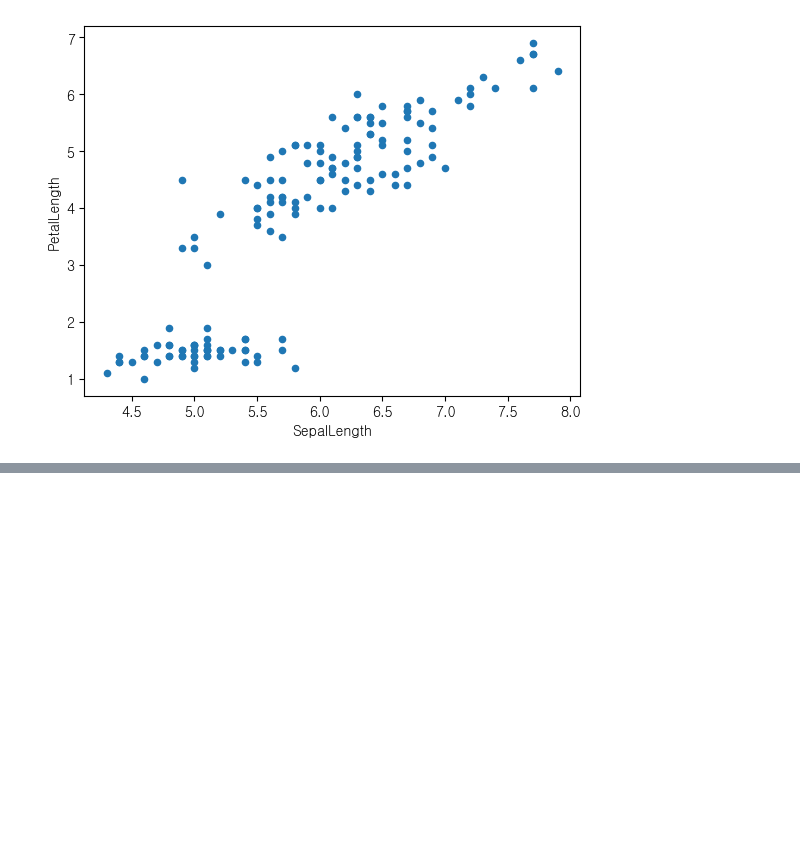
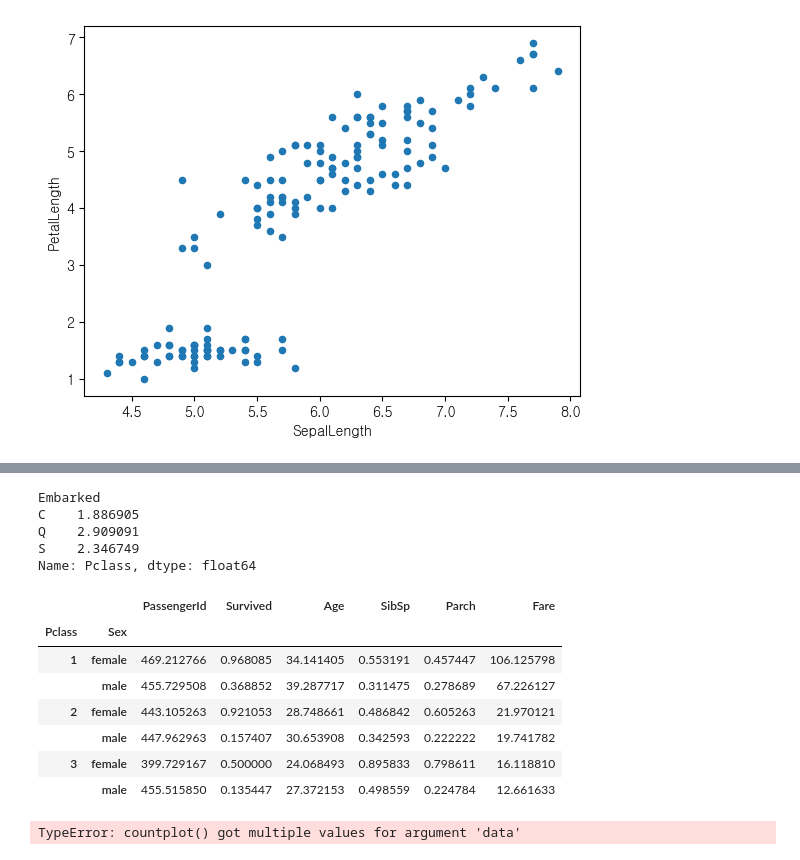
Before and after one commit to one-west/Data_Analyze, a Jupyter notebook: 6장/Exapmle.ipynb, the cells around one changed output, grey strips where cells are left out. Cells and saved outputs as stored; diff of their text form; code cells hidden in the pictures; blank space fills up the shorter version.

```diff
--- a/6장/Exapmle.ipynb
+++ b/6장/Exapmle.ipynb
@@ -178,0 +256,3 @@ plt.show()
+# %%
+titanic.drop("Cabin", axis=1, inplace=True)
+titanic.columns
@@ -178,0 +271,3 @@ plt.show()
+# %%
+titanic["Embarked"] = titanic["Embarked"].fillna("S")
+titanic.isnull().sum()
@@ -178,0 +287,4 @@ plt.show()
+# %%
+avg = titanic["Age"].mean()
+titanic["Age"] = titanic["Age"].fillna(avg)
+titanic.isnull().sum()
@@ -178,0 +304,26 @@ plt.show()
+# %%
+titanic["Pclass"].groupby(titanic["Embarked"]).mean()
+# %% [output]
+Embarked
+C    1.886905
+Q    2.909091
+S    2.346749
+Name: Pclass, dtype: float64
+# %%
+titanic[
+    ["Pclass", "Sex", "PassengerId", "Survived", "Age", "SibSp", "Parch", "Fare"]
+].groupby(["Pclass", "Sex"]).mean()
+# %% [output]
+|  |  | PassengerId | Survived | Age | SibSp | Parch | Fare |
+| Pclass | Sex |  |  |  |  |  |  |
+| 1 | female | 469.212766 | 0.968085 | 34.141405 | 0.553191 | 0.457447 | 106.125798 |
+|  | male | 455.729508 | 0.368852 | 39.287717 | 0.311475 | 0.278689 | 67.226127 |
+| 2 | female | 443.105263 | 0.921053 | 28.748661 | 0.486842 | 0.605263 | 21.970121 |
+|  | male | 447.962963 | 0.157407 | 30.653908 | 0.342593 | 0.222222 | 19.741782 |
+| 3 | female | 399.729167 | 0.500000 | 24.068493 | 0.895833 | 0.798611 | 16.118810 |
+|  | male | 455.515850 | 0.135447 | 27.372153 | 0.498559 | 0.224784 | 12.661633 |
+# %%
+import seaborn as sns
+sns.countplot(x="Pclass", hue="Survived", data=titanic)
+# %% [output]
+TypeError: countplot() got multiple values for argument 'data'
```
Also changed, not shown: parts of 22 cells of this notebook, 2 other files.
